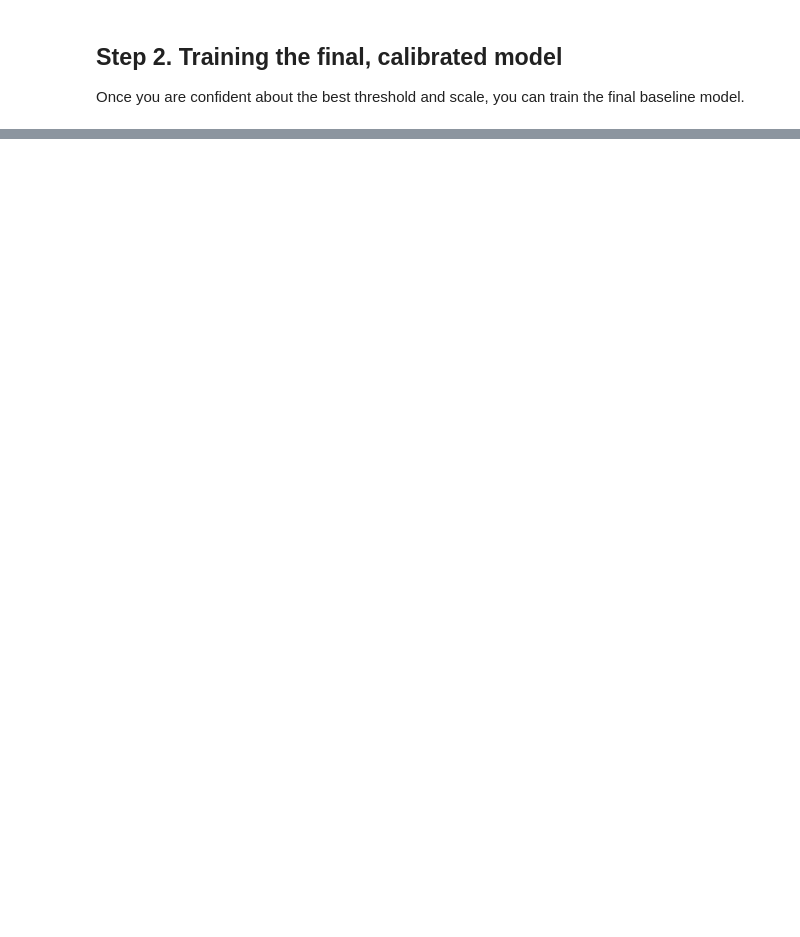
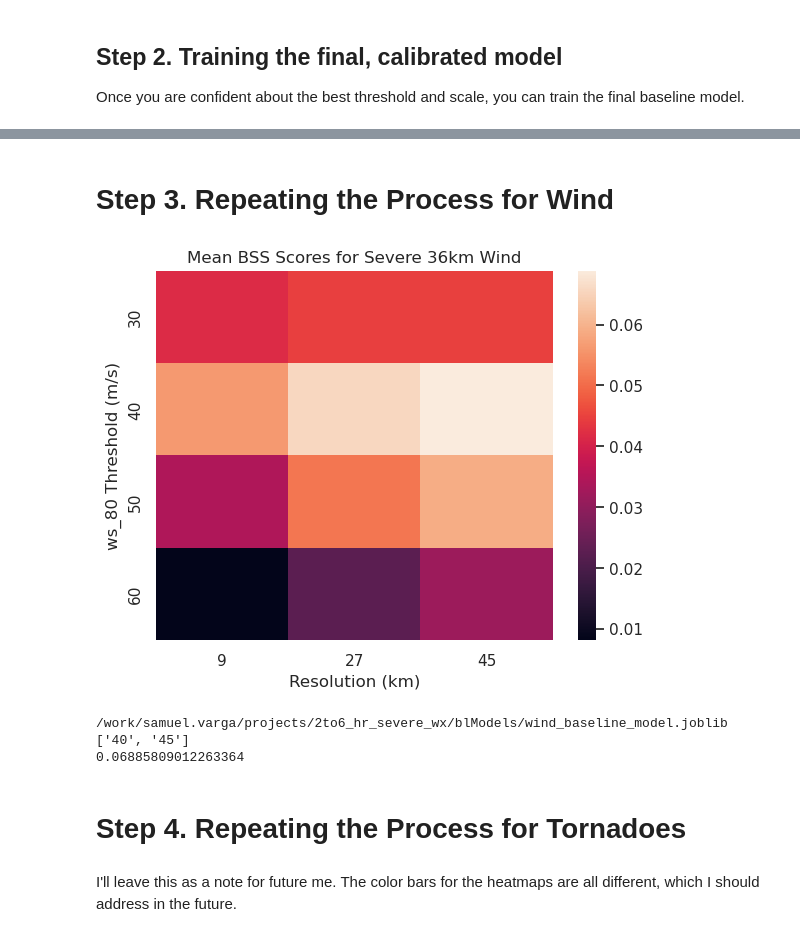
Before and after one commit to NOAA-National-Severe-Storms-Laboratory/frdd-wofs-ml-w2w, a Jupyter notebook: notebooks/training_the_baseline.ipynb, the cells around one changed output, grey strips where cells are left out. Saved outputs shown, nothing was run; the diff lists cells and outputs as text; code cells hidden in the pictures; blank space fills up the shorter version.

```diff
--- a/notebooks/training_the_baseline.ipynb
+++ b/notebooks/training_the_baseline.ipynb
@@ -107,0 +205,62 @@ train_baseline(X,y,dates, save_name)
+# %% [markdown]
+# Step 3. Repeating the Process for Wind
+# %%
+#Load the target data
+df, y, dates = load_bl_data(mode='train',
+                            target_col = 'wind_severe__36km',
+                            base_path = base_path)
+
+
+#Reset the CV_scores
+mean_cv_scores=np.ones((7,3))*-999 #Shape of mean_cv_scores is [var_name, threshold, scale]
+
+#Switch to v=1 for wind
+v=1
+
+#CV_scores for each threshold and scale
+for j, p in enumerate(thresh[v]):
+        for k, s in enumerate(scales):
+            #print([v,j,k])
+            if v==0 and j>=5:
+                continue
+            elif v==1 and j>=4:
+                continue
+            #print([v,p,s])
+            else:
+                X=df['{}__nmep_>{}_{}km'.format(varNam[v],p,s)]
+                mean_cv_scores[j,k]=np.nanmean(baseline_cv_scorer(X,y,dates))
+                #print([v,j,k])
+
+#Heatmap for 36km wind
+ma_mean_cv_scores=np.ma.masked_where(mean_cv_scores<=0, mean_cv_scores) #Compress to remove the masked values
+Heat2D=np.reshape(np.ma.compressed(ma_mean_cv_scores), (int(len(np.ma.compressed(ma_mean_cv_scores))/3),3)) #reshape into 2D array of BSS
+fig, ax = plt.subplots()
+sns.heatmap(Heat2D, ax=ax)
+ax.set_xlabel('Resolution (km)')
+ax.set_xticklabels(scales)
+ax.set_ylabel('{} Threshold ({})'.format(varNam[v],units[v])) #Check units for this
+ax.set_yticklabels(thresh[v][:len(Heat2D)]) #The indexing is a little funky bc this is a python list, not np.array
+ax.set_title('Mean BSS Scores for Severe 36km Wind')
+plt.show()
+
+
+# Create a save path for the baseline model.
+workDir='/work/{}/projects/2to6_hr_severe_wx/blModels/'.format('samuel.varga') #Work directory
+save_name = 'wind_baseline_model.joblib'
+save_name=workDir+save_name
+print(save_name)
+
+#Grab the indices for the maximum CV_score
+bestInd=np.unravel_index(np.argmax(Heat2D),Heat2D.shape)
+print([thresh[v][bestInd[0]],scales[bestInd[1]]])
+print(Heat2D[bestInd[0],bestInd[1]])
+#Load the optimal baseline data and train the baseline model
+X=df['{}__nmep_>{}_{}km'.format(varNam[v],thresh[v][bestInd[0]],scales[bestInd[1]])]
+train_baseline(X,y,dates, save_name)
+# %% [output]
+[figure, added]
+/work/samuel.varga/projects/2to6_hr_severe_wx/blModels/wind_baseline_model.joblib
+['40', '45']
+0.06885809012263364
+# %% [markdown]
+# Step 4. Repeating the Process for Tornadoes
@@ -107,0 +321,2 @@ train_baseline(X,y,dates, save_name)
+# %% [markdown]
+I'll leave this as a note for future me. The color bars for the heatmaps are all different, which I should address in the future.
```
Also changed, not shown: parts of 12 cells of this notebook, 11 other files.
